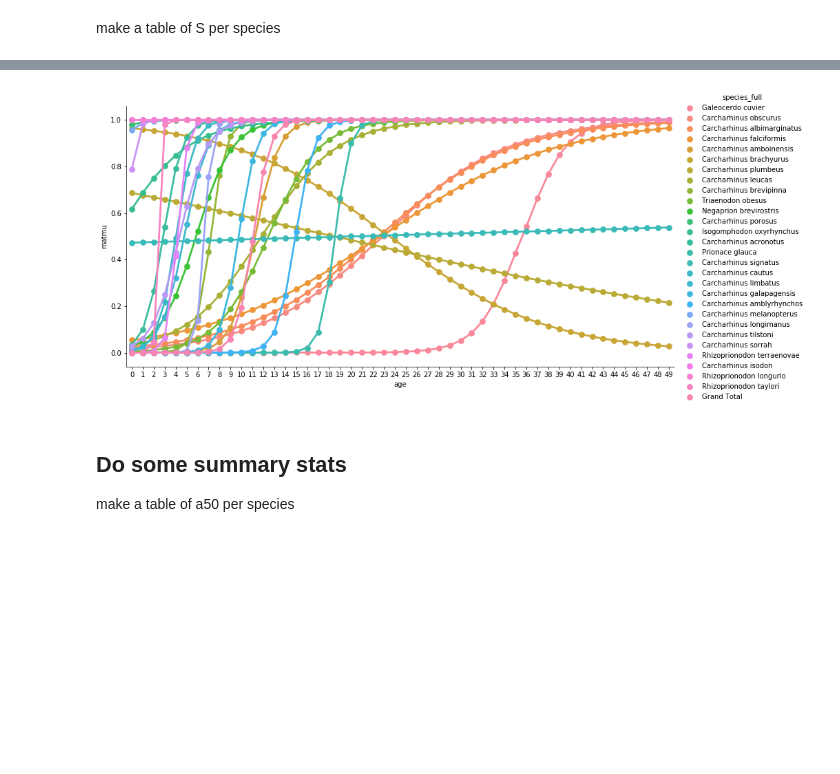
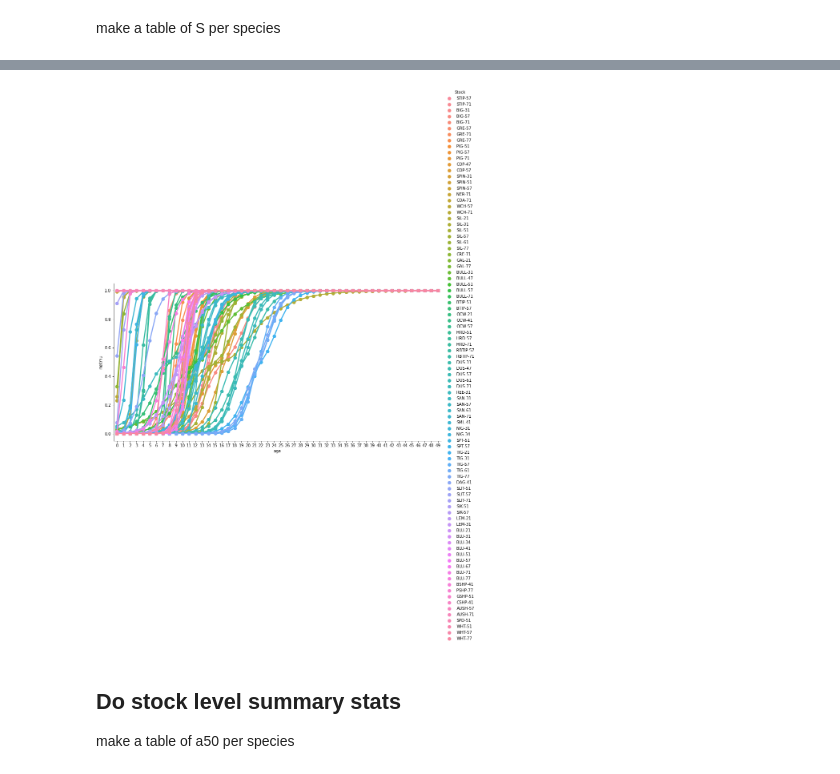
Before and after one commit to tmgorham/Predict_Maturity, a Jupyter notebook: Analysis/notebook/Predict Maturity.ipynb, the cells around one changed output, grey strips where cells are left out. Saved outputs shown, nothing was run; the diff lists cells and outputs as text; code cells hidden in the pictures; blank space fills up the shorter version.

```diff
--- a/Analysis/notebook/Predict Maturity.ipynb
+++ b/Analysis/notebook/Predict Maturity.ipynb
@@ -513,0 +564,16 @@ Now for mat 19 (mat2) fixed effect
+# %%
+# fill in new dataframe with transformed values
+tsdata.species_full=tstock3.species_full
+tsdata.species_common = tstock3.species_common
+tsdata.Stock = tstock3.Stock
+tsdata.Region = tstock3.Region
+tsdata.Trophic = tstock3.trophic-mTROPH
+tsdata.Offspring_size = (tstock3.offspring_size/100)-mOFFSZ
+tsdata.Litter = np.log(tstock3.litter_size)- mLITT
+tsdata.Amax = np.log(tstock3.amax) - mAMAX
+tsdata.K = tstock3.k - mK
+tsdata.Depth = np.log(tstock3.depth) - mDEP
+tsdata.Interbirth_interval = tstock3.interbirth_interval - mINTR
+tsdata.Lmax = np.log(tstock3.lmax)- mLMAX
+tsdata.Temperature = np.log(tstock3.temp) - mTEMP
+tsdata
@@ -513,0 +594,3 @@ Now for mat 19 (mat2) fixed effect
+# %%
+nrows = tsdata.shape[0]
+nrows
@@ -541,12 +646,13 @@ mat5 = np.zeros((nrows, len(AGE)))
 # %%
-# fill in empty arrays with predict data for mat19
+# fill in empty arrays with predict data
 for i in range(nrows):
 
     # make temporary object with data from just one species at a time
-    tmp = tdata.iloc[i]
+    tmp = tsdata.iloc[i]
     # create vectors of a50 and S values for each species
-    Exa50 = mat2['Ga50'].values + mat2['Depth'].values*tmp['Depth'] + mat2['Amax'].values*tmp['Amax'] + mat2['Trophic'].values*tmp['Trophic'] + mat2['Lmax'].values*tmp['Lmax'] + mat2['Depth'].values*tmp['Depth'] + mat2['Interbirth_interval'].values*tmp['Interbirth_Interval'] + mat2['Litter'].values*tmp['Litter'] + mat2['Offspring_size'].values*tmp['Offspring_size']
-    ExS = mat2['GS'] + mat2['K-S'].values*tmp['K'] + mat2['Trophic-S'].values*tmp['Trophic'] + mat2['Amax-S'].values*tmp['Amax']
+    # make sure you match the right covariates to a50 and S depending on teh model match
+    Exa50 = mat1['Ga50'].values + mat1['Depth'].values*tmp['Depth'] + mat1['K'].values*tmp['K'] + mat1['Amax'].values*tmp['Amax'] + mat1['Trophic'].values*tmp['Trophic'] + mat1['Lmax'].values*tmp['Lmax'] + mat1['Depth'].values*tmp['Depth'] + mat1['Interbirth_interval'].values*tmp['Interbirth_interval'] + mat1['Litter'].values*tmp['Litter'] + mat1['Offspring_size'].values*tmp['Offspring_size'] + mat1['Temperature'].values*tmp['Temperature']
+    ExS = mat1['GS'] + mat1['K-S'].values*tmp['K'] + mat1['Depth-S'].values*tmp['Depth'] + mat1['Trophic-S'].values*tmp['Trophic'] + mat1['Amax-S'].values*tmp['Amax'] + mat1['Lmax-S'].values*tmp['Lmax'] + mat1['Temperature-S'].values*tmp['Temperature']
 
     # create age structured data
     mu = np.array([1/(1+np.exp(-s*(AGE-a))) for s,a in zip(ExS, Exa50)])
@@ -595,7 +727,7 @@ for i in range(nrows):
 result2 = pd.DataFrame()
 
 for i in range(nrows):
-    tmp = tdata.iloc[i]
+    tmp = tsdata.iloc[i]
     out = pd.DataFrame()
     out['matmu']=pd.Series(matmu[i])
     out['mat5']=pd.Series(mat5[i])
@@ -603,6 +735,8 @@ for i in range(nrows):
     out['mat75']=pd.Series(mat75[i])
     out['mat95']=pd.Series(mat95[i])
     out['species_full']=tmp.species_full
+    out['Stock']=tmp.Stock
+    out['Region']=tmp.Region
     result2 = result2.append(out)
 
 result2['age'] = result2.index
@@ -613,9 +755,9 @@ result2.to_csv('mat19_predicted_ogives.csv')
 # %%
-sns.catplot(x='age', y='matmu', hue='species_full', height=6, aspect=2, kind='point', data=result2);
+sns.catplot(x='age', y='matmu', hue='Stock', height=6, aspect=2, kind='point', data=result2);
 # %% [output]
-[figure, old version]
+[figure, new version]
 # %% [markdown]
-## Do some summary stats
+## Do stock level summary stats
  make a table of a50 per species
 # %%
 a50result2 = pd.DataFrame()
```
Also changed, not shown: parts of 65 cells of this notebook, 49 other files.
